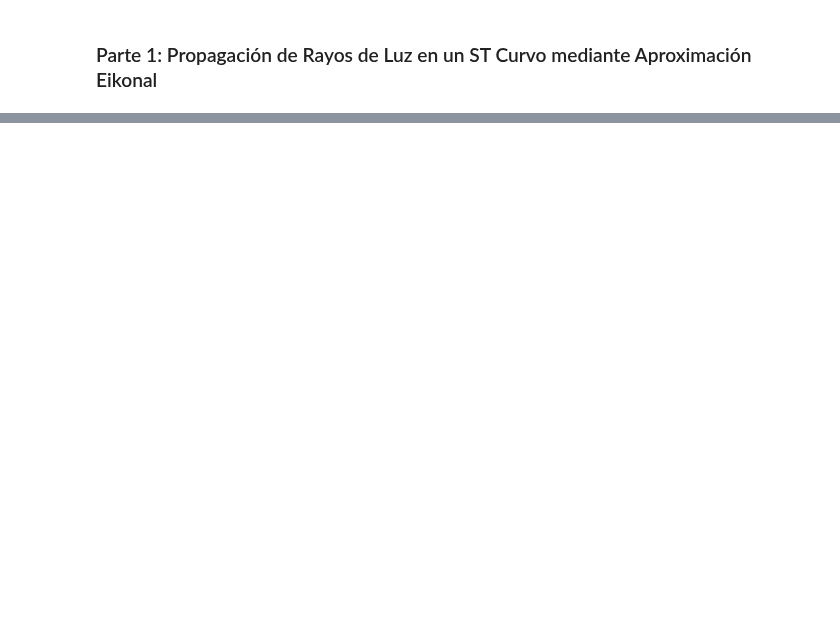
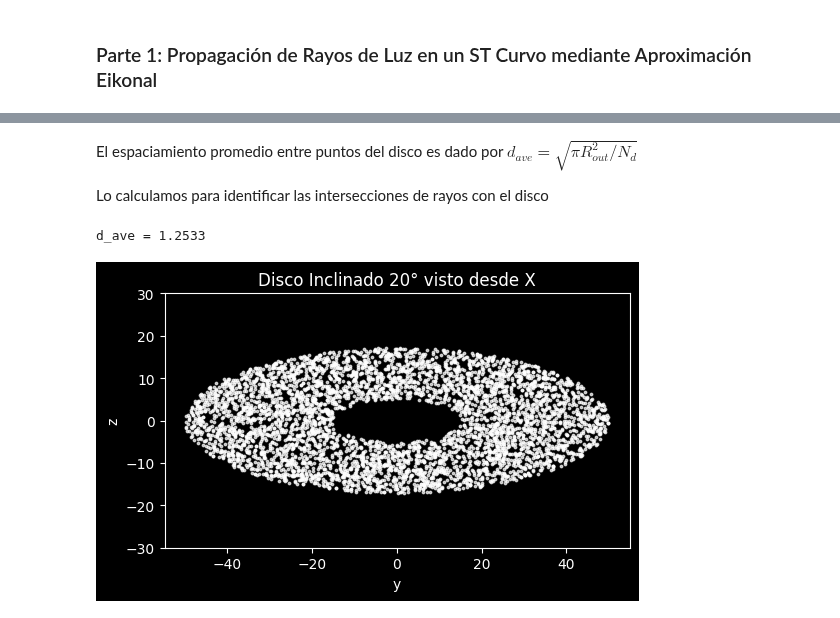
Before and after one commit to soleildayana/Modern-Astrophysics, a Jupyter notebook: BlackHoleSilhouette_RaysTracing.ipynb, the cells around one changed output, grey strips where cells are left out. Saved outputs shown, nothing was run; the diff lists cells and outputs as text; code cells hidden in the pictures; blank space fills up the shorter version.

```diff
--- a/BlackHoleSilhouette_RaysTracing.ipynb
+++ b/BlackHoleSilhouette_RaysTracing.ipynb
@@ -7,6 +19,13 @@
 # %%
 # Librerías
 import numpy as np
-import pandas as pd
 import matplotlib.pyplot as plt
 from scipy.integrate import odeint
+from scipy.spatial import cKDTree
+from scipy.spatial.transform import Rotation
+
+plt.style.use("dark_background")
+rng = np.random.default_rng(42)
+
+import warnings
+warnings.filterwarnings('ignore')
@@ -561,0 +139,36 @@ t
+# %%
+Nd, R_int, R_ext = 5000, 15, 50
+
+r_disk, theta_disk = uniform_points(Nd, r_outer=R_ext, r_inner=R_int)
+disk_flat = np.column_stack([
+    r_disk * np.cos(theta_disk),
+    r_disk * np.sin(theta_disk),
+    np.zeros(Nd),
+])
+# %% [markdown]
+El espaciamiento promedio entre puntos del disco es dado por
+$ d_{ave} = \sqrt{\pi R^2_{out} / N_d}$
+
+Lo calculamos para identificar las intersecciones de rayos con el disco
+# %%
+d_ave = np.sqrt(np.pi * R_ext**2 / Nd)
+print(f"d_ave = {d_ave:.4f}")
+# %% [output]
+d_ave = 1.2533
+# %%
+def tilt_disk(disk_points, angle_deg):
+    """Inclina el disco angle_deg grados, rotándolo alrededor del eje y."""
+    return Rotation.from_euler("y", angle_deg, degrees=True).apply(disk_points)
+
+disk_20deg = tilt_disk(disk_flat, 20)
+# %%
+fig, ax = plt.subplots(figsize=(6, 5))
+ax.scatter(disk_20deg[:, 1], disk_20deg[:, 2], s=3, alpha=0.7, color="white")
+ax.set_title("Disco Inclinado 20° visto desde X")
+ax.set_xlabel("y")
+ax.set_ylabel("z")
+ax.set_ylim(-30, 30)
+ax.set_aspect("equal")
+plt.show()
+# %% [output]
+[figure, added]
```
Also changed, not shown: parts of 52 cells of this notebook.
